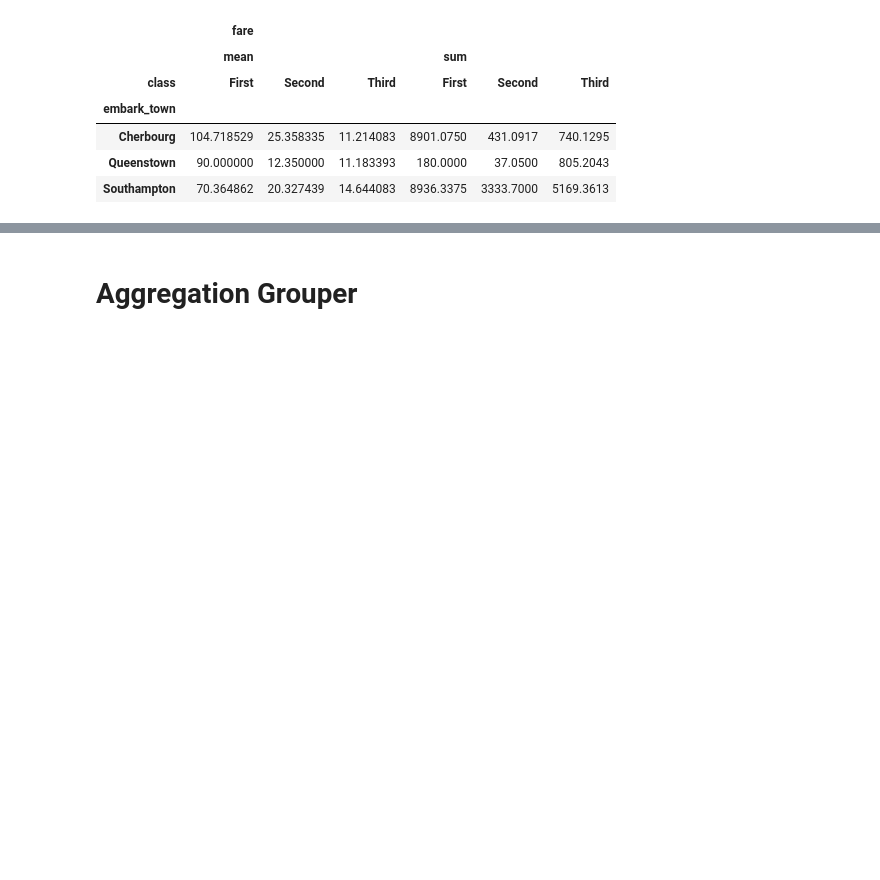
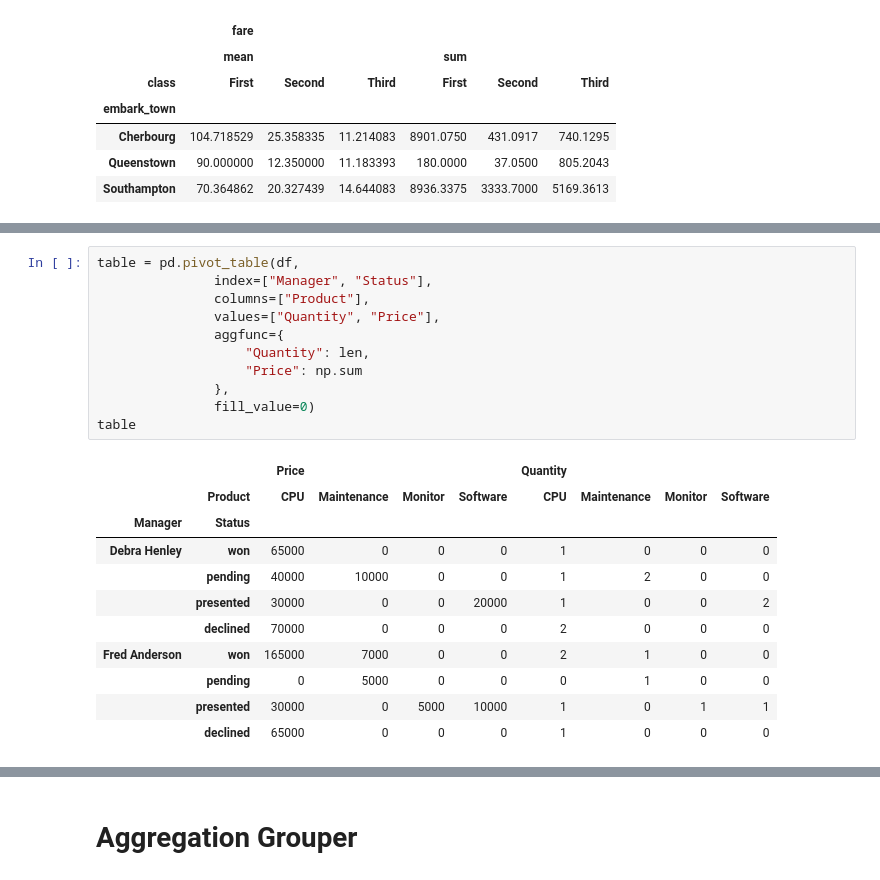
Before and after one commit to polaroidz/polaroidz, a Jupyter notebook: Pandas_Handbook.ipynb, the cells around one changed output, grey strips where cells are left out. Saved outputs shown, nothing was run; the diff lists cells and outputs as text; blank space fills up the shorter version.

```diff
--- a/Pandas_Handbook.ipynb
+++ b/Pandas_Handbook.ipynb
@@ -313,0 +500,23 @@ pd.pivot_table(data=df,
+# %%
+table = pd.pivot_table(df,
+               index=["Manager", "Status"],
+               columns=["Product"],
+               values=["Quantity", "Price"],
+               aggfunc={
+                   "Quantity": len,
+                   "Price": np.sum
+               },
+               fill_value=0)
+table
+# %% [output]
+|  |  | Price |  |  |  | Quantity |  |  |  |
+|  | Product | CPU | Maintenance | Monitor | Software | CPU | Maintenance | Monitor | Software |
+| Manager | Status |  |  |  |  |  |  |  |  |
+| Debra Henley | won | 65000 | 0 | 0 | 0 | 1 | 0 | 0 | 0 |
+|  | pending | 40000 | 10000 | 0 | 0 | 1 | 2 | 0 | 0 |
+|  | presented | 30000 | 0 | 0 | 20000 | 1 | 0 | 0 | 2 |
+|  | declined | 70000 | 0 | 0 | 0 | 2 | 0 | 0 | 0 |
+| Fred Anderson | won | 165000 | 7000 | 0 | 0 | 2 | 1 | 0 | 0 |
+|  | pending | 0 | 5000 | 0 | 0 | 0 | 1 | 0 | 0 |
+|  | presented | 30000 | 0 | 5000 | 10000 | 1 | 0 | 1 | 1 |
+|  | declined | 65000 | 0 | 0 | 0 | 1 | 0 | 0 | 0 |
```
Also changed, not shown: parts of 24 cells of this notebook.
